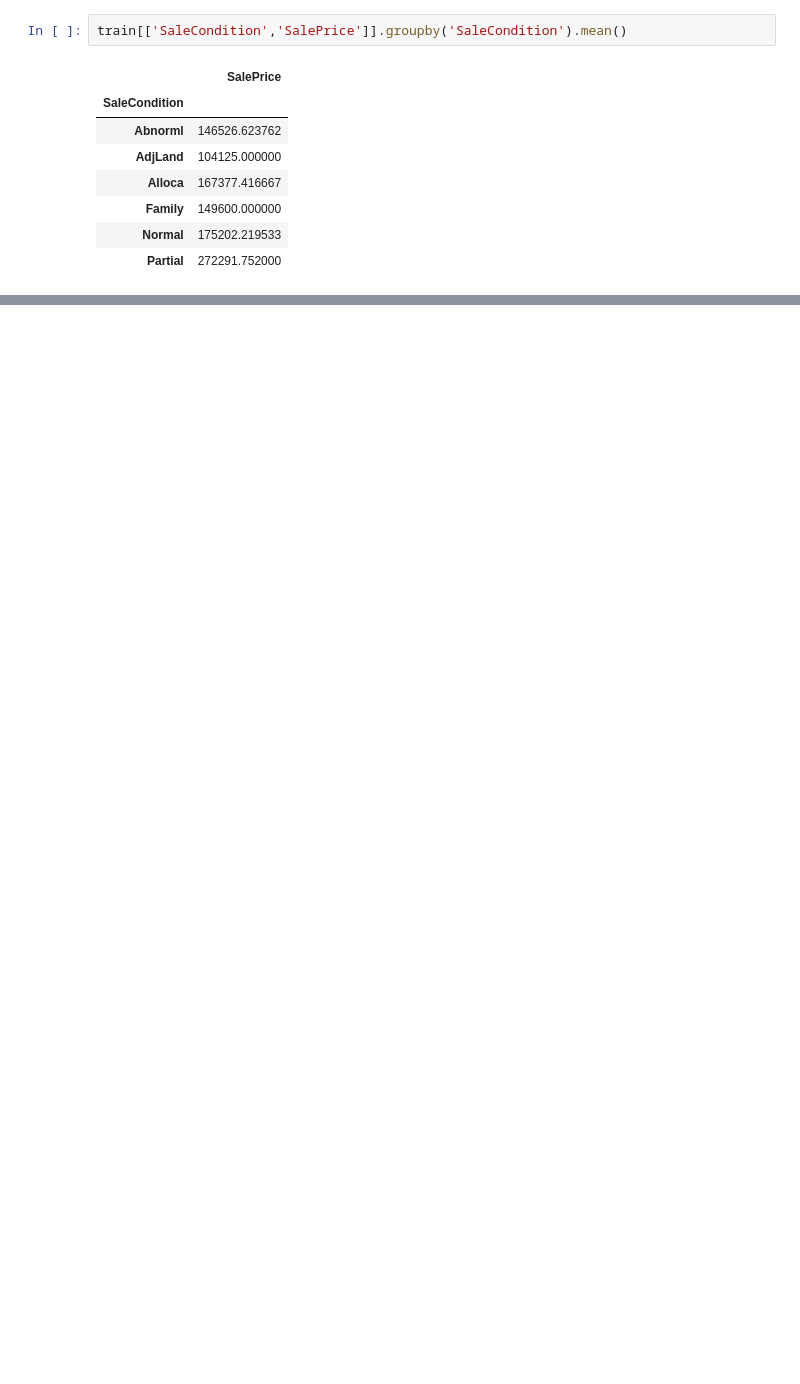
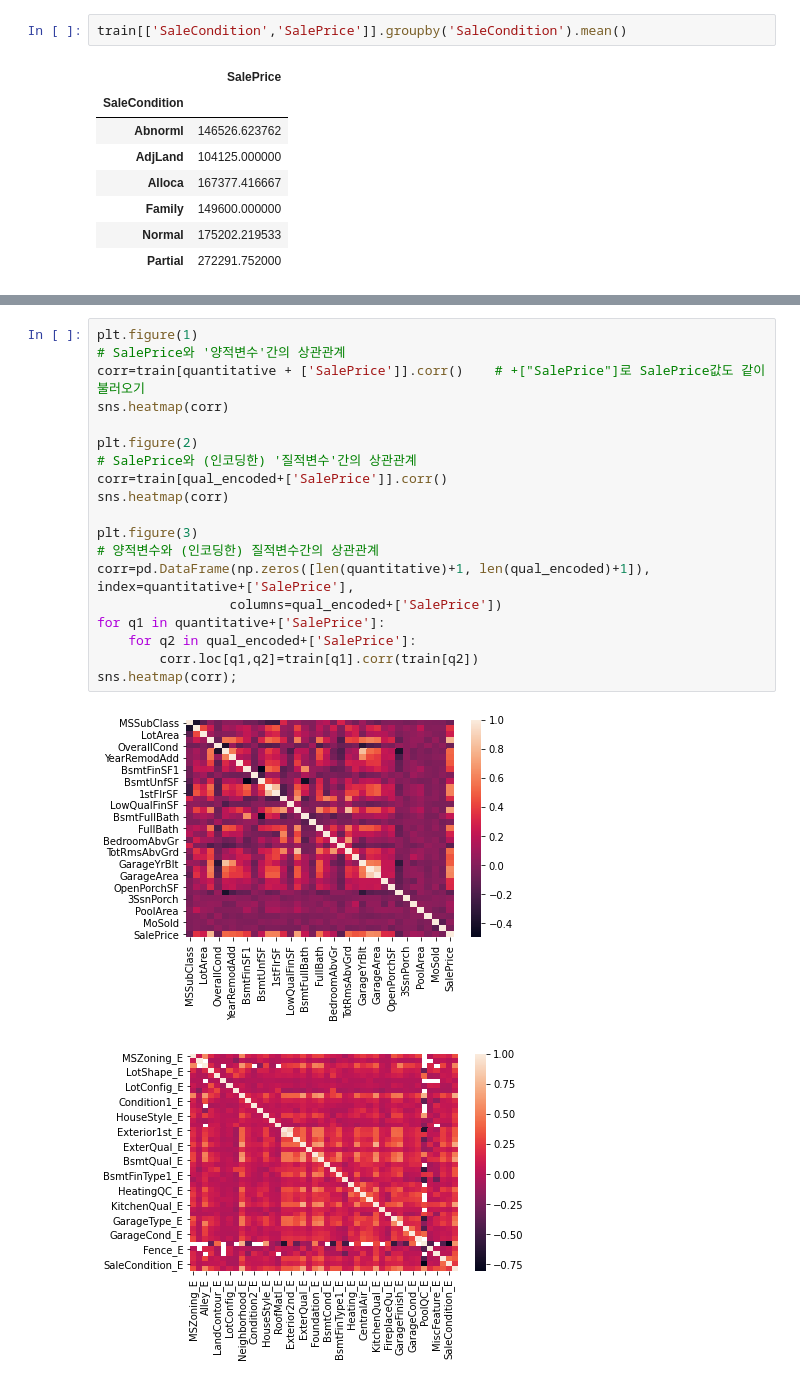
Before and after one commit to suhyun-cho/Dive-to-Kaggle, a Jupyter notebook: House-Prices/House Prices EDA.ipynb, the cells around one changed output, grey strips where cells are left out. Cells and saved outputs as stored; diff of their text form; blank space fills up the shorter version.

```diff
--- a/House-Prices/House Prices EDA.ipynb
+++ b/House-Prices/House Prices EDA.ipynb
@@ -382,0 +640,22 @@ train[['SaleCondition','SalePrice']].groupby('SaleCondition').mean()
+# %%
+plt.figure(1)
+# SalePrice와 '양적변수'간의 상관관계
+corr=train[quantitative + ['SalePrice']].corr()    # +["SalePrice"]로 SalePrice값도 같이 불러오기
+sns.heatmap(corr)
+
+plt.figure(2)
+# SalePrice와 (인코딩한) '질적변수'간의 상관관계
+corr=train[qual_encoded+['SalePrice']].corr()
+sns.heatmap(corr)
+
+plt.figure(3)
+# 양적변수와 (인코딩한) 질적변수간의 상관관계
+corr=pd.DataFrame(np.zeros([len(quantitative)+1, len(qual_encoded)+1]), index=quantitative+['SalePrice'],
+                 columns=qual_encoded+['SalePrice'])
+for q1 in quantitative+['SalePrice']:
+    for q2 in qual_encoded+['SalePrice']:
+        corr.loc[q1,q2]=train[q1].corr(train[q2])
+sns.heatmap(corr);
+# %% [output]
+[figure, added]
+[figure, added]
```
Also changed, not shown: parts of 39 cells of this notebook.
